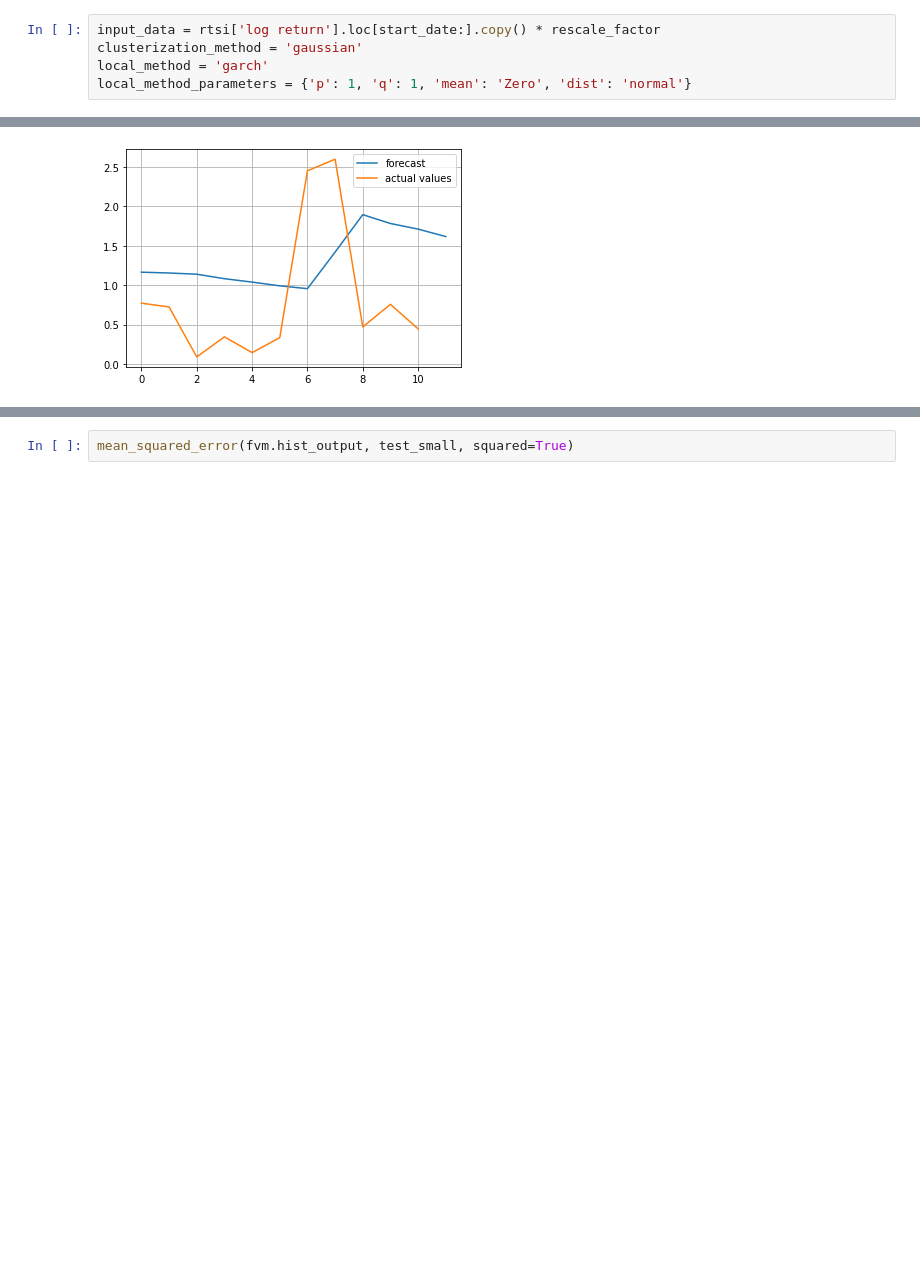
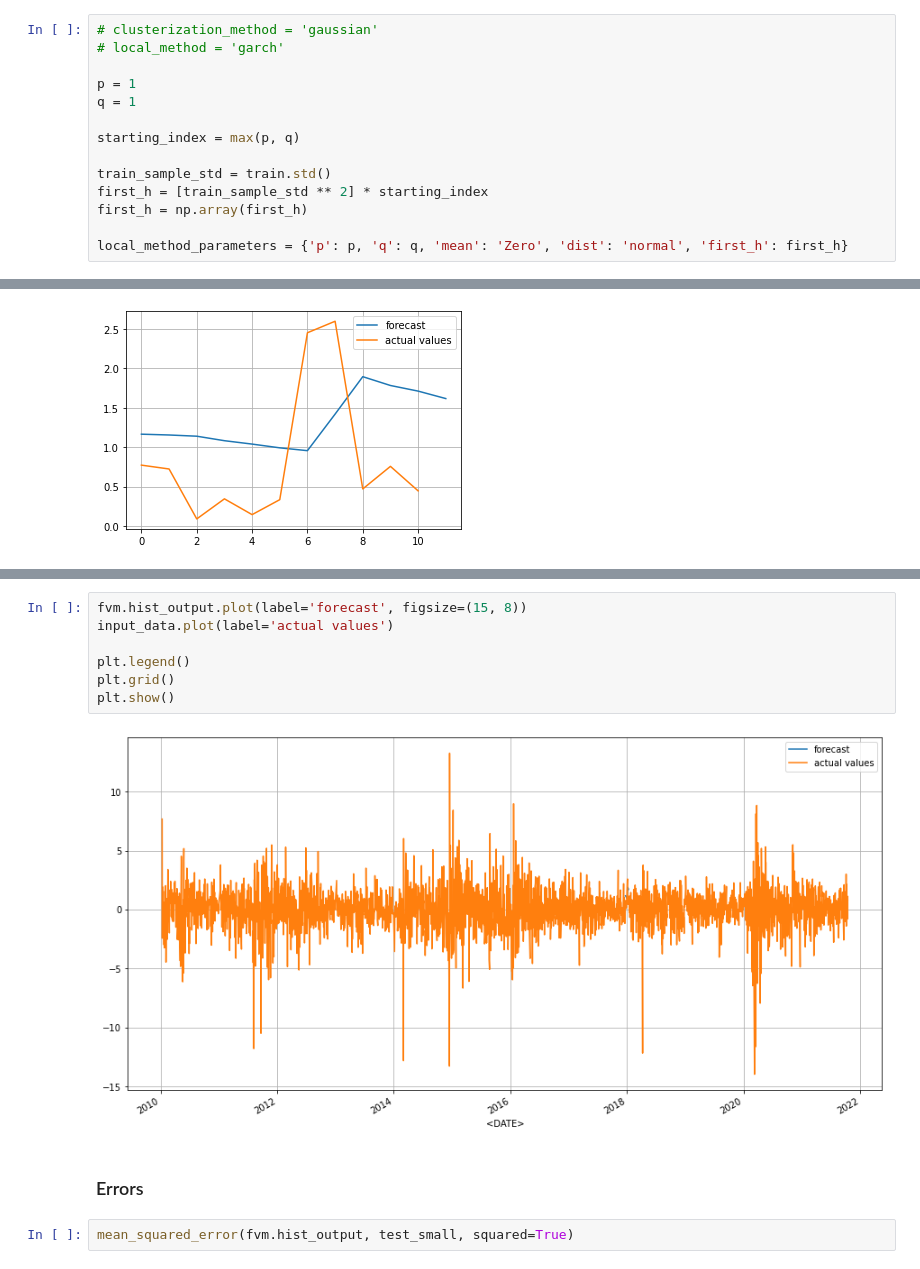
Before and after one commit to Northern125/fuzzy-volatility-modeling, a Jupyter notebook: testing_model.ipynb, the cells around one changed output, grey strips where cells are left out. Drawn from its saved outputs; the diff is of its cells as text; blank space fills up the shorter version.

Commit message:
[Feature] Implementing new fuzzy garch paradigm; work in progress

```diff
--- a/testing_model.ipynb
+++ b/testing_model.ipynb
@@ -69,5 +102,14 @@ start_date = '2010-01-01'
 # %%
-input_data = rtsi['log return'].loc[start_date:].copy() * rescale_factor
-clusterization_method = 'gaussian'
-local_method = 'garch'
-local_method_parameters = {'p': 1, 'q': 1, 'mean': 'Zero', 'dist': 'normal'}
+# clusterization_method = 'gaussian'
+# local_method = 'garch'
+
+p = 1
+q = 1
+
+starting_index = max(p, q)
+
+train_sample_std = train.std()
+first_h = [train_sample_std ** 2] * starting_index
+first_h = np.array(first_h)
+
+local_method_parameters = {'p': p, 'q': q, 'mean': 'Zero', 'dist': 'normal', 'first_h': first_h}
@@ -531,3 +523,14 @@ plt.show()
+# %%
+fvm.hist_output.plot(label='forecast', figsize=(15, 8))
+input_data.plot(label='actual values')
+
+plt.legend()
+plt.grid()
+plt.show()
+# %% [output]
+[figure, added]
+# %% [markdown]
+### Errors
 # %%
 mean_squared_error(fvm.hist_output, test_small, squared=True)
 # %% [output]
```
Also changed, not shown: parts of 49 cells of this notebook, 1 other file.
